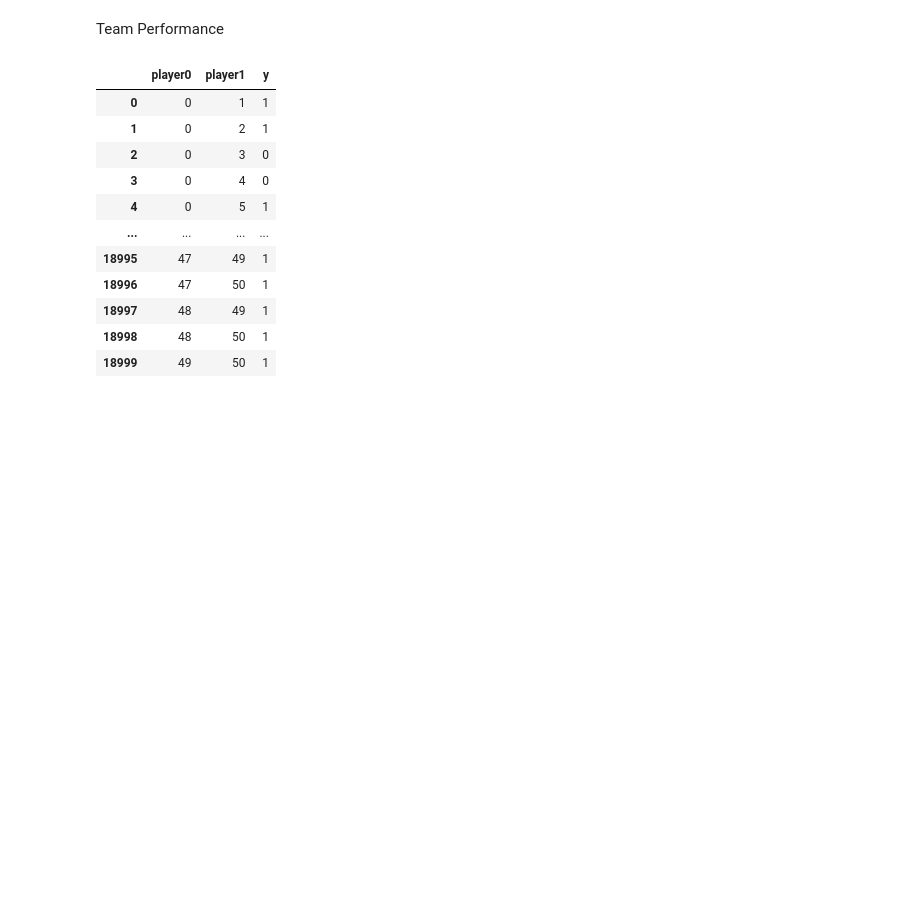
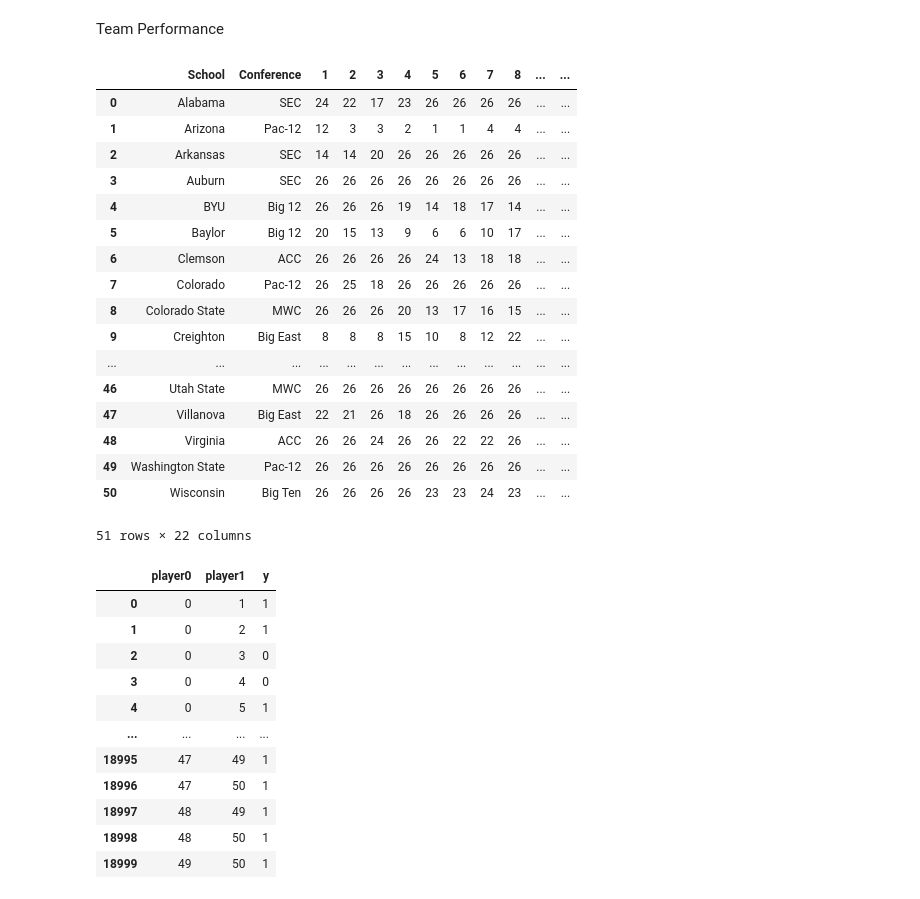
Before and after one commit to hinayatali9/STA365_Proj, a Jupyter notebook: Presentation_Notebook.ipynb, the cells around one changed output. Cells and saved outputs as stored; diff of their text form; code cells hidden in the pictures; blank space fills up the shorter version.

```diff
--- a/Presentation_Notebook.ipynb
+++ b/Presentation_Notebook.ipynb
@@ -227,4 +227,30 @@ all_players_scaled
 all_players_scaled.to_csv('bnn_expected_pts_per_player.csv')
 # %% [markdown]
 Team Performance
+# %%
+df=pd.read_html('https://www.sports-reference.com/cbb/seasons/men/2024-polls.html')[1]
+df.columns = df.columns.get_level_values(1)
+df.rename(columns={'Unnamed: 0_level_1': 'School', 'Unnamed: 1_level_1': 'Conference'}, inplace=True)
+df=df.fillna(26)
+new_df=df.drop([20, 21]).reset_index().drop('index', axis=1)[0:]
+new_df
+# %% [output]
+|  | School | Conference | 1 | 2 | 3 | 4 | 5 | 6 | 7 | 8 | ... | ... |
+| 0 | Alabama | SEC | 24 | 22 | 17 | 23 | 26 | 26 | 26 | 26 | ... | ... |
+| 1 | Arizona | Pac-12 | 12 | 3 | 3 | 2 | 1 | 1 | 4 | 4 | ... | ... |
+| 2 | Arkansas | SEC | 14 | 14 | 20 | 26 | 26 | 26 | 26 | 26 | ... | ... |
+| 3 | Auburn | SEC | 26 | 26 | 26 | 26 | 26 | 26 | 26 | 26 | ... | ... |
+| 4 | BYU | Big 12 | 26 | 26 | 26 | 19 | 14 | 18 | 17 | 14 | ... | ... |
+| 5 | Baylor | Big 12 | 20 | 15 | 13 | 9 | 6 | 6 | 10 | 17 | ... | ... |
+| 6 | Clemson | ACC | 26 | 26 | 26 | 26 | 24 | 13 | 18 | 18 | ... | ... |
+| 7 | Colorado | Pac-12 | 26 | 25 | 18 | 26 | 26 | 26 | 26 | 26 | ... | ... |
+| 8 | Colorado State | MWC | 26 | 26 | 26 | 20 | 13 | 17 | 16 | 15 | ... | ... |
+| 9 | Creighton | Big East | 8 | 8 | 8 | 15 | 10 | 8 | 12 | 22 | ... | ... |
+| ... | ... | ... | ... | ... | ... | ... | ... | ... | ... | ... | ... | ... |
+| 46 | Utah State | MWC | 26 | 26 | 26 | 26 | 26 | 26 | 26 | 26 | ... | ... |
+| 47 | Villanova | Big East | 22 | 21 | 26 | 18 | 26 | 26 | 26 | 26 | ... | ... |
+| 48 | Virginia | ACC | 26 | 26 | 24 | 26 | 26 | 22 | 22 | 26 | ... | ... |
+| 49 | Washington State | Pac-12 | 26 | 26 | 26 | 26 | 26 | 26 | 26 | 26 | ... | ... |
+| 50 | Wisconsin | Big Ten | 26 | 26 | 26 | 26 | 23 | 23 | 24 | 23 | ... | ... |
+51 rows × 22 columns
 # %%
```
Also changed, not shown: parts of 1 cell of this notebook.
